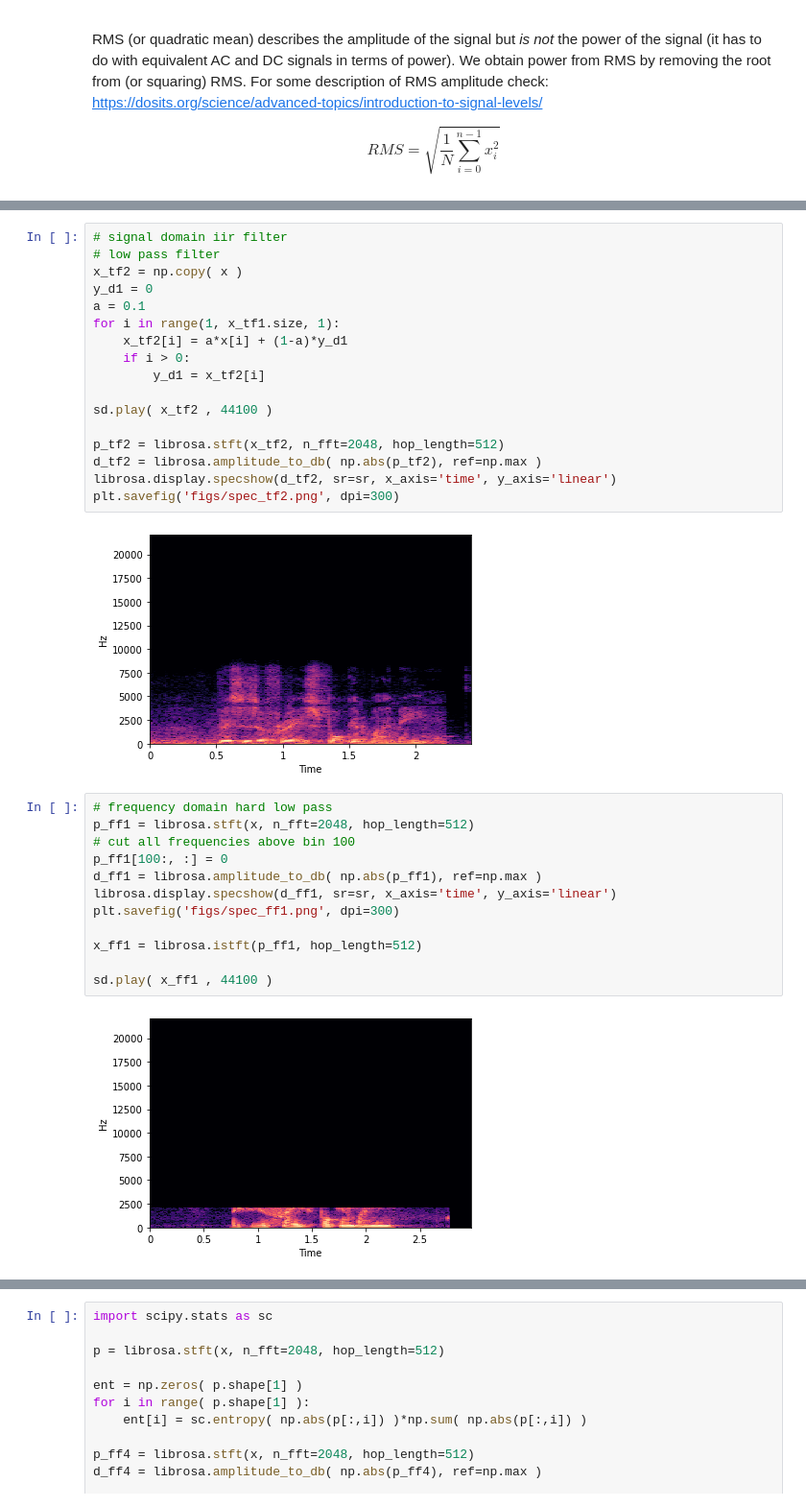
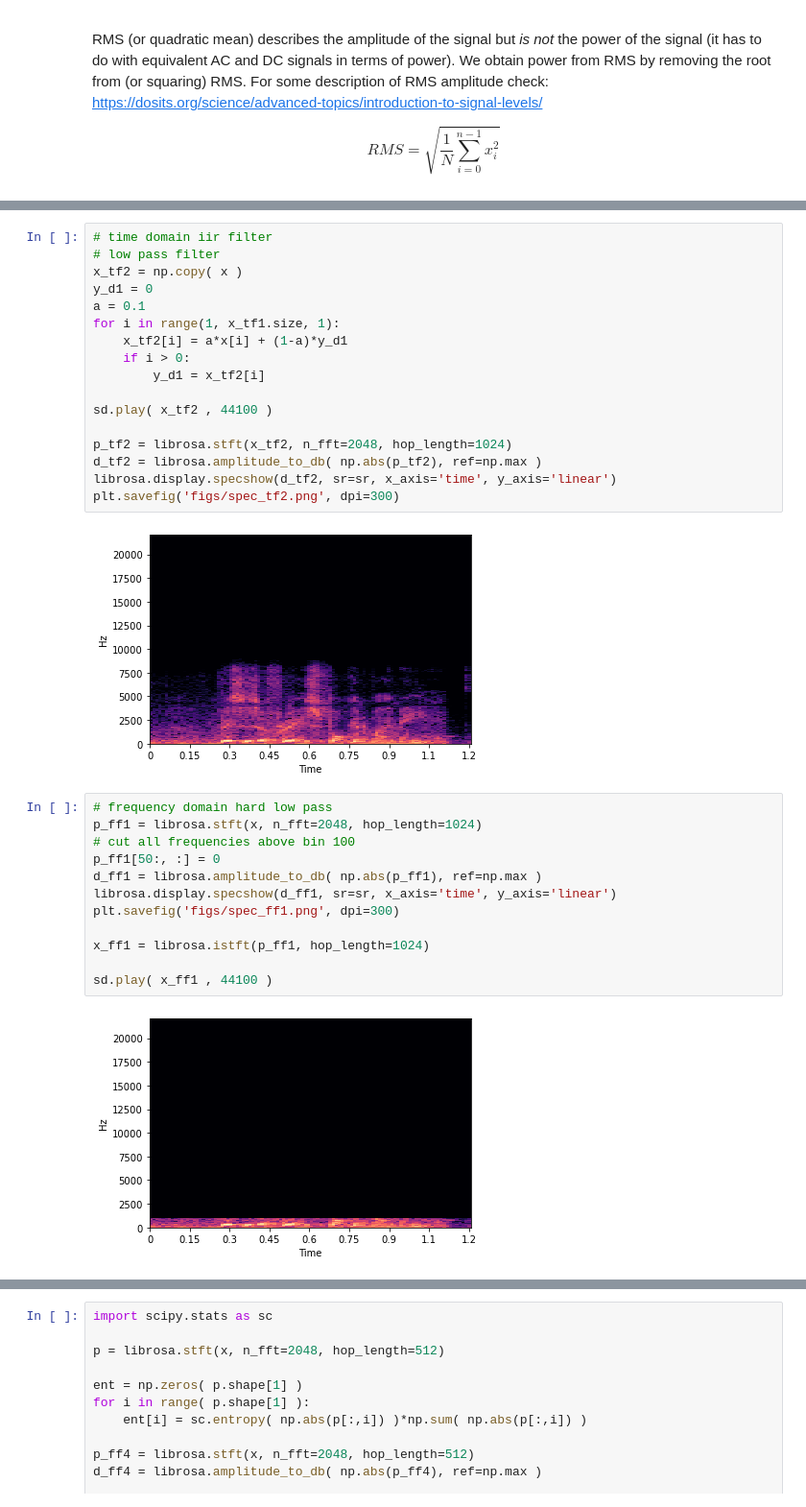
Before and after one commit to maximoskp/MSc_LangTech_NKUA_DSP, a Jupyter notebook: 2_fft_filters_db.ipynb, the cells around one changed output, grey strips where cells are left out. Shown at 96% size. Cells and saved outputs as stored; diff of their text form.

```diff
--- a/2_fft_filters_db.ipynb
+++ b/2_fft_filters_db.ipynb
@@ -199,7 +207,7 @@ plt.savefig('figs/spec_tf1.png', dpi=300)
 # %% [output]
 [figure]
 # %%
-# signal domain iir filter
+# time domain iir filter
 # low pass filter
 x_tf2 = np.copy( x )
 y_d1 = 0
@@ -211,25 +219,25 @@ for i in range(1, x_tf1.size, 1):
 
 sd.play( x_tf2 , 44100 )
 
-p_tf2 = librosa.stft(x_tf2, n_fft=2048, hop_length=512)
+p_tf2 = librosa.stft(x_tf2, n_fft=2048, hop_length=1024)
 d_tf2 = librosa.amplitude_to_db( np.abs(p_tf2), ref=np.max )
 librosa.display.specshow(d_tf2, sr=sr, x_axis='time', y_axis='linear')
 plt.savefig('figs/spec_tf2.png', dpi=300)
 # %% [output]
-[figure, old version]
+[figure, new version]
 # %%
 # frequency domain hard low pass
-p_ff1 = librosa.stft(x, n_fft=2048, hop_length=512)
+p_ff1 = librosa.stft(x, n_fft=2048, hop_length=1024)
 # cut all frequencies above bin 100
-p_ff1[100:, :] = 0
+p_ff1[50:, :] = 0
 d_ff1 = librosa.amplitude_to_db( np.abs(p_ff1), ref=np.max )
 librosa.display.specshow(d_ff1, sr=sr, x_axis='time', y_axis='linear')
 plt.savefig('figs/spec_ff1.png', dpi=300)
 
-x_ff1 = librosa.istft(p_ff1, hop_length=512)
+x_ff1 = librosa.istft(p_ff1, hop_length=1024)
 
 sd.play( x_ff1 , 44100 )
 # %% [output]
-[figure, old version]
+[figure, new version]
 # %%
 # frequency domain random frequency hard cancellation
```
Also changed, not shown: parts of 10 cells of this notebook.
